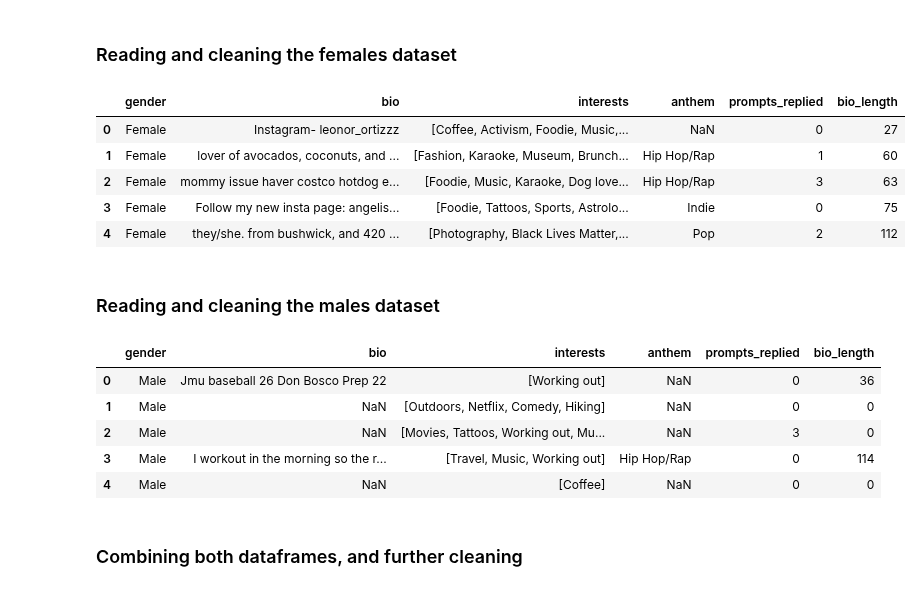
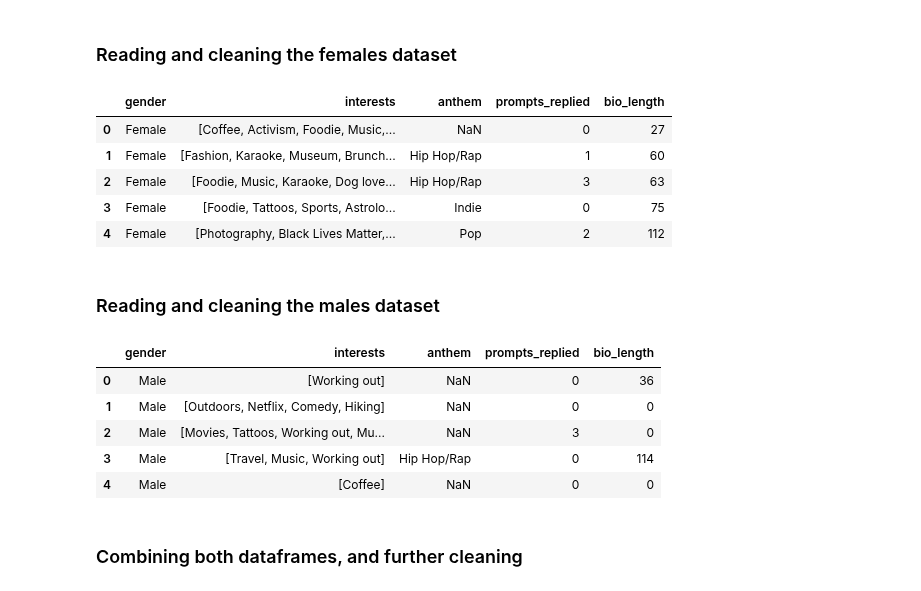
Before and after one commit to ccvale/tinder-profile-analysis, a Jupyter notebook: tinderquery.ipynb, the cells around one changed output. Saved outputs shown, nothing was run; the diff lists cells and outputs as text; code cells hidden in the pictures.

```diff
--- a/tinderquery.ipynb
+++ b/tinderquery.ipynb
@@ -15,26 +15,29 @@ import numpy as np
 # %%
 # reading and cleaning the females dataset
 females = pd.read_json('females.json')
 
 # https://stackoverflow.com/questions/62343093/remove-empty-string-from-a-list-of-strings
 females['prompts_replied'] = [len(list(filter(None, sublist))) for sublist in females['prompts']]
-females = females.drop(['id', 'prompts'], 1)
 
 females['gender'] = 'Female'
 
+# we don't care about the actual bio itself for this research, we just want to know how long it is, so we're going to drop it
 females['bio_length'] = females['bio'].str.split('').str.len()
 females['bio_length'] = females['bio_length'].replace('', 0).astype('int')
 females['bio_length'][females.bio_length == 2] = 0
+
+females = females.drop(['id', 'prompts', 'bio'], 1)
+
 females = females.replace('',np.nan)
 
 females.head()
 # %% [output]
-|  | gender | bio | interests | anthem | prompts_replied | bio_length |
-| 0 | Female | Instagram- leonor_ortizzz | [Coffee, Activism, Foodie, Music,... | NaN | 0 | 27 |
-| 1 | Female | lover of avocados, coconuts, and ... | [Fashion, Karaoke, Museum, Brunch... | Hip Hop/Rap | 1 | 60 |
-| 2 | Female | mommy issue haver costco hotdog e... | [Foodie, Music, Karaoke, Dog love... | Hip Hop/Rap | 3 | 63 |
-| 3 | Female | Follow my new insta page: angelis... | [Foodie, Tattoos, Sports, Astrolo... | Indie | 0 | 75 |
-| 4 | Female | they/she. from bushwick, and 420 ... | [Photography, Black Lives Matter,... | Pop | 2 | 112 |
+|  | gender | interests | anthem | prompts_replied | bio_length |
+| 0 | Female | [Coffee, Activism, Foodie, Music,... | NaN | 0 | 27 |
+| 1 | Female | [Fashion, Karaoke, Museum, Brunch... | Hip Hop/Rap | 1 | 60 |
+| 2 | Female | [Foodie, Music, Karaoke, Dog love... | Hip Hop/Rap | 3 | 63 |
+| 3 | Female | [Foodie, Tattoos, Sports, Astrolo... | Indie | 0 | 75 |
+| 4 | Female | [Photography, Black Lives Matter,... | Pop | 2 | 112 |
 # %% [markdown]
 ### Reading and cleaning the males dataset
 # %%
@@ -43,24 +46,25 @@ males = pd.read_json('males.json')
 # https://stackoverflow.com/questions/62343093/remove-empty-string-from-a-list-of-strings
 males['prompts_replied'] = [len(list(filter(None, sublist))) for sublist in males['prompts']]
 
-males = males.drop(['id', 'prompts'], 1)
-
 males['gender'] = 'Male'
 
+# we don't care about the actual bio itself for this research, we just want to know how long it is, so we're going to drop it
 males['bio_length'] = males['bio'].str.split('').str.len()
 males['bio_length'] = males['bio_length'].replace('', 0).astype('int')
+males['bio_length'][males.bio_length == 2] = 0
 
-males['bio_length'][males.bio_length == 2] = 0
+males = males.drop(['id', 'prompts', 'bio'], 1)
+
 males = males.replace('',np.nan)
 
 males.head()
 # %% [output]
-|  | gender | bio | interests | anthem | prompts_replied | bio_length |
-| 0 | Male | Jmu baseball 26 Don Bosco Prep 22 | [Working out] | NaN | 0 | 36 |
-| 1 | Male | NaN | [Outdoors, Netflix, Comedy, Hiking] | NaN | 0 | 0 |
-| 2 | Male | NaN | [Movies, Tattoos, Working out, Mu... | NaN | 3 | 0 |
-| 3 | Male | I workout in the morning so the r... | [Travel, Music, Working out] | Hip Hop/Rap | 0 | 114 |
-| 4 | Male | NaN | [Coffee] | NaN | 0 | 0 |
+|  | gender | interests | anthem | prompts_replied | bio_length |
+| 0 | Male | [Working out] | NaN | 0 | 36 |
+| 1 | Male | [Outdoors, Netflix, Comedy, Hiking] | NaN | 0 | 0 |
+| 2 | Male | [Movies, Tattoos, Working out, Mu... | NaN | 3 | 0 |
+| 3 | Male | [Travel, Music, Working out] | Hip Hop/Rap | 0 | 114 |
+| 4 | Male | [Coffee] | NaN | 0 | 0 |
 # %% [markdown]
 ### Combining both dataframes, and further cleaning
 # %%
```
Also changed, not shown: parts of 12 cells of this notebook, 1 other file.
